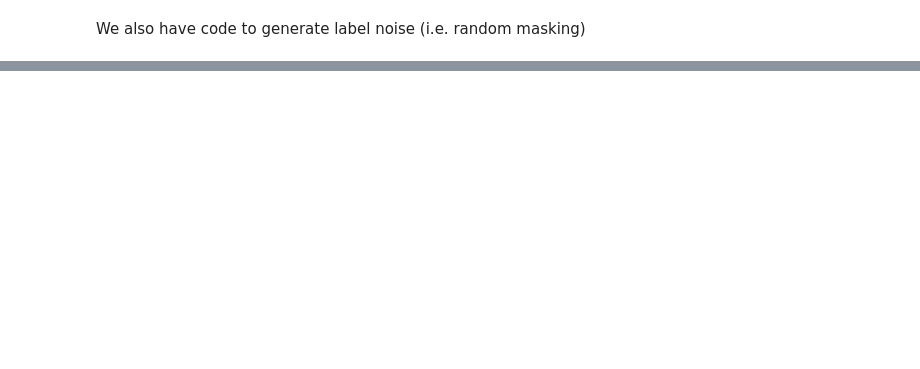
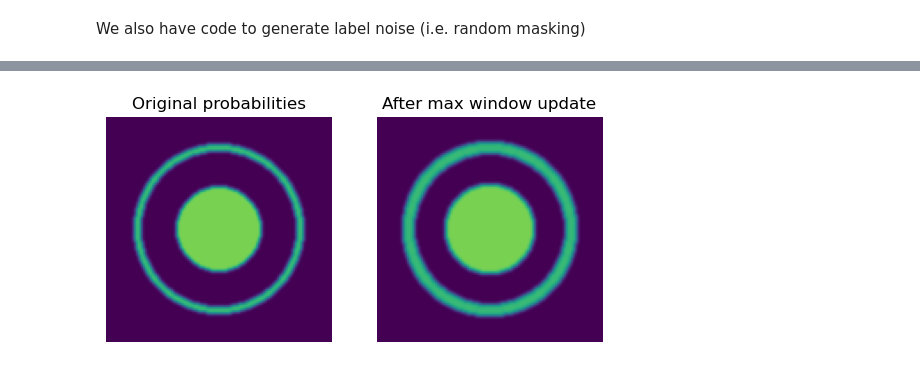
Before and after one commit to balbasty/cornucopia, a Jupyter notebook: docs/examples/labels.ipynb, the cells around one changed output, grey strips where cells are left out. Cells and saved outputs as stored; diff of their text form; code cells hidden in the pictures; blank space fills up the shorter version.

```diff
--- a/docs/examples/labels.ipynb
+++ b/docs/examples/labels.ipynb
@@ -168,0 +213,57 @@ plt.show()
+# %%
+# Soft labels with MRF
+
+from cornucopia.utils.conv import smooth2d
+from cornucopia.utils.pool import pool2d
+from cornucopia.utils.py import meshgrid_ij
+import torch
+import matplotlib.pyplot as plt
+
+# Generate ring probability
+shape = [128, 128]
+radius = torch.stack(meshgrid_ij(*[torch.arange(s).float() for s in shape]), -1)
+radius -= (torch.as_tensor(shape).float() - 1) / 2
+radius = radius.square().sum(-1).sqrt()
+
+prob = torch.zeros_like(radius)
+prob[radius < 48] = 0.7
+prob[radius < 44] = 0
+prob[radius < 24] = 0.8
+prob = smooth2d(prob, fwhm=[2]*2)
+prob = prob[None]  # channel dimension
+
+mrf = [
+    [0.80, 0.20],   # p(1|1) + p(0|1) = 1
+    [0.40, 0.60],   # p(1|0) + p(0|0) = 1
+]
+log_mrf = torch.tensor(mrf, dtype=torch.float32).log().T
+
+log_mrf = torch.as_tensor([
+    [+1.0, -0.5],    # log p(1|1), log p(1|0)
+    [-0.5, +0.5],    # log p(0|1), log p(0|0)
+], dtype=torch.float32).T
+
+dilated_prob = prob.clone()
+for _ in range(3):
+    dilated_prob.mul_(pool2d(
+        dilated_prob,
+        reduction='max',
+        kernel_size=3,
+        stride=1,
+        padding='same'
+    )).sqrt_()
+
+
+plt.subplot(1, 2, 1)
+plt.title('Original probabilities')
+plt.imshow(prob.squeeze(), vmin=0, vmax=1)
+plt.clim(0, 1)
+plt.axis('off')
+plt.subplot(1, 2, 2)
+plt.title('After max window update')
+plt.imshow(dilated_prob.squeeze(), vmin=0, vmax=1)
+plt.clim(0, 1)
+plt.axis('off')
+plt.show()
+# %% [output]
+[figure, added]
```
Also changed, not shown: parts of 7 cells of this notebook, 3 other files.
